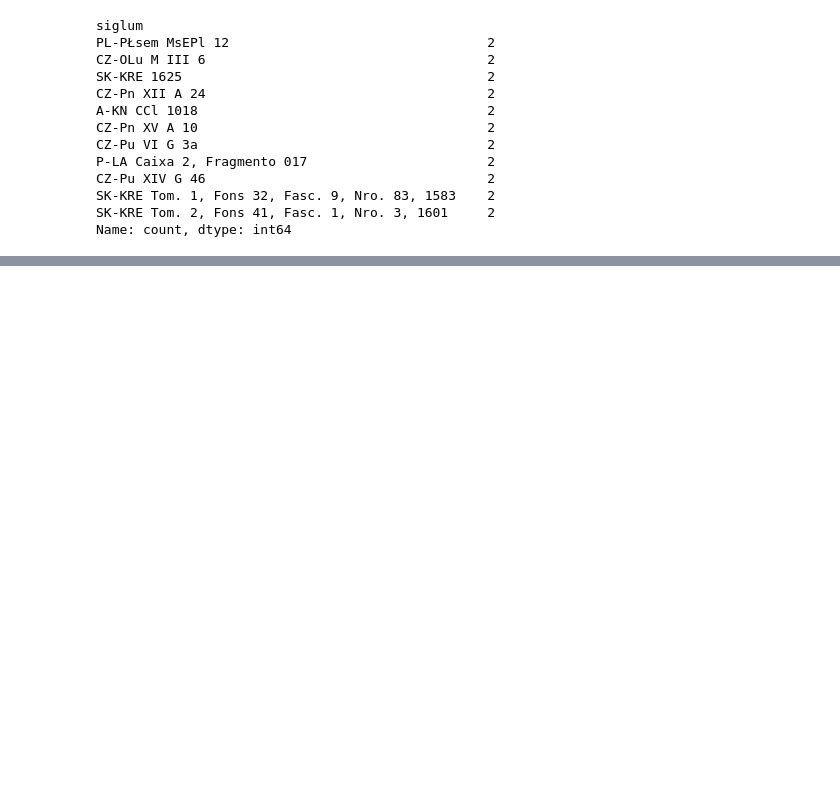
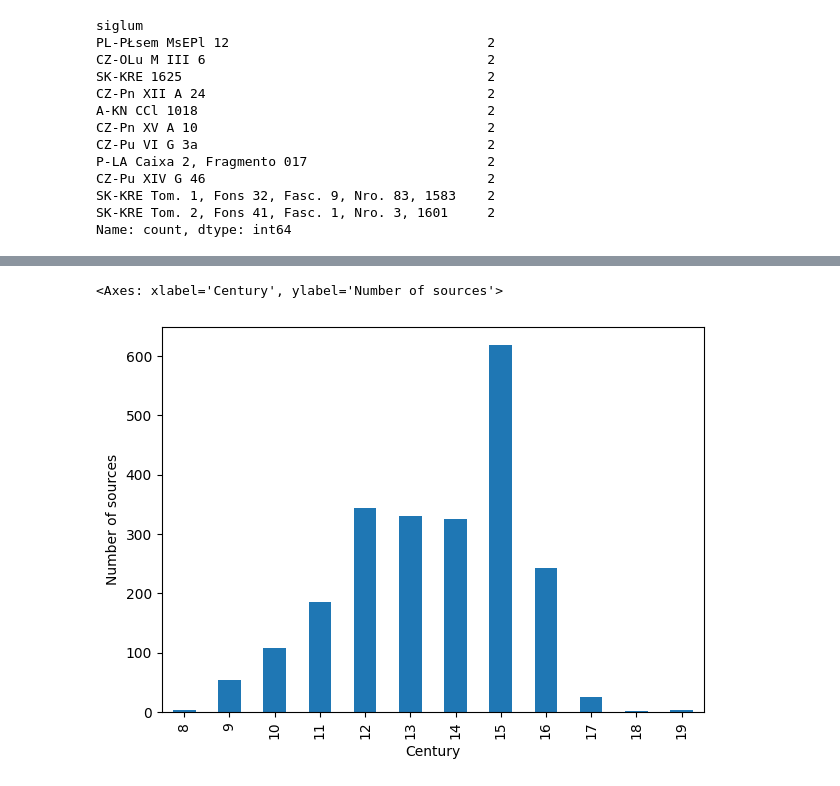
Before and after one commit to dact-chant/PyCantus, a Jupyter notebook: cantuscorpus_1.0/get_dataset_from_scrapes.ipynb, the cells around one changed output, grey strips where cells are left out. Saved outputs shown, nothing was run; the diff lists cells and outputs as text; code cells hidden in the pictures; blank space fills up the shorter version.

```diff
--- a/cantuscorpus_1.0/get_dataset_from_scrapes.ipynb
+++ b/cantuscorpus_1.0/get_dataset_from_scrapes.ipynb
@@ -613,0 +668,6 @@ out of them number of:
+# %%
+# Distribution of sources by century - use num_century column retyped to int
+sources['num_century'].dropna().astype(int).value_counts().sort_index().plot(kind='bar', xlabel='Century', ylabel='Number of sources', figsize=(7, 5))
+# %% [output]
+<Axes: xlabel='Century', ylabel='Number of sources'>
+[figure, added]
```
Also changed, not shown: parts of 63 cells of this notebook, 8 other files.
